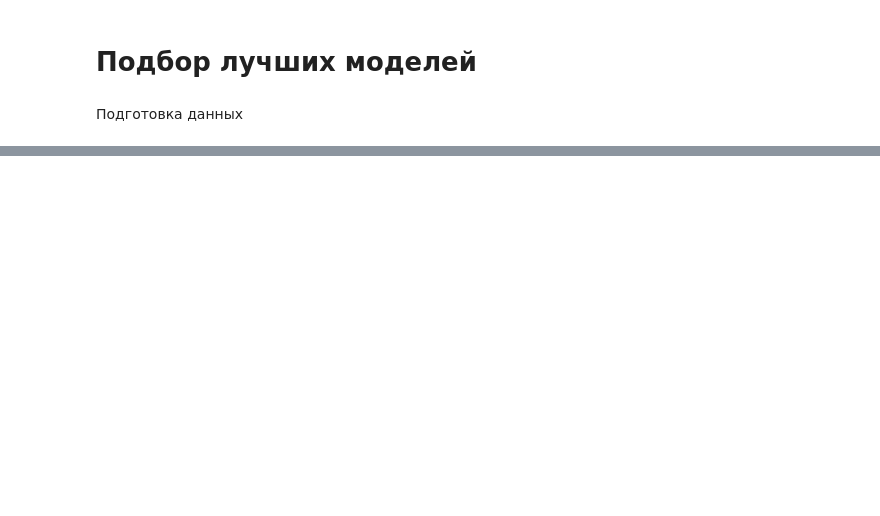
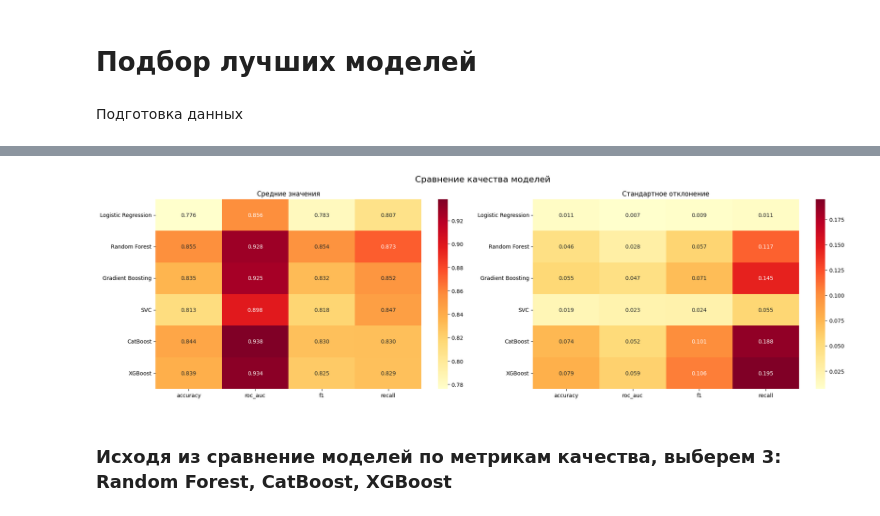
Before and after one commit to ilya-romanov-ig/telco-customer-churn-prediction, a Jupyter notebook: notebooks/03_baseline_models.ipynb, the cells around one changed output, grey strips where cells are left out. Drawn from its saved outputs; the diff is of its cells as text; code cells hidden in the pictures; blank space fills up the shorter version.

```diff
--- a/notebooks/03_baseline_models.ipynb
+++ b/notebooks/03_baseline_models.ipynb
@@ -34,0 +102,45 @@ X_test_processed = scaler.transform(X_test)
+# %%
+scores = ['accuracy', 'roc_auc', 'f1', 'recall']
+
+results_cv_mean = {}
+results_cv_std = {}
+
+for name, model in models.items():
+    cv_scores = cross_validate(
+        model,
+        X_train_processed,
+        y_train_processed,
+        cv=5,
+        scoring=scores,
+        n_jobs=-1,
+        return_train_score=False
+    )
+
+    results_cv_mean[name] = {}
+    results_cv_std[name] = {}
+    for score_name in scores:
+        key = f'test_{score_name}'
+        results_cv_mean[name][score_name] = cv_scores[key].mean()
+        results_cv_std[name][score_name] = cv_scores[key].std()
+# %%
+import matplotlib.pyplot as plt
+import seaborn as sns
+
+comp_df_mean = pd.DataFrame(results_cv_mean).T
+comp_df_std = pd.DataFrame(results_cv_std).T
+
+_, axes = plt.subplots(1, 2, figsize=(20, 6))
+
+sns.heatmap(comp_df_mean, annot=True, cmap='YlOrRd', fmt='.3f', ax=axes[0])
+axes[0].set_title('Средние значения')
+
+sns.heatmap(comp_df_std, annot=True, cmap='YlOrRd', fmt='.3f', ax=axes[1])
+axes[1].set_title('Стандартное отклонение')
+
+plt.suptitle('Сравнение качества моделей', fontsize=16)
+plt.tight_layout()
+plt.show()
+# %% [output]
+[figure, added]
+# %% [markdown]
+### Исходя из сравнение моделей по метрикам качества, выберем 3: Random Forest, CatBoost, XGBoost
```
Also changed, not shown: parts of 7 cells of this notebook, 5 other files.
